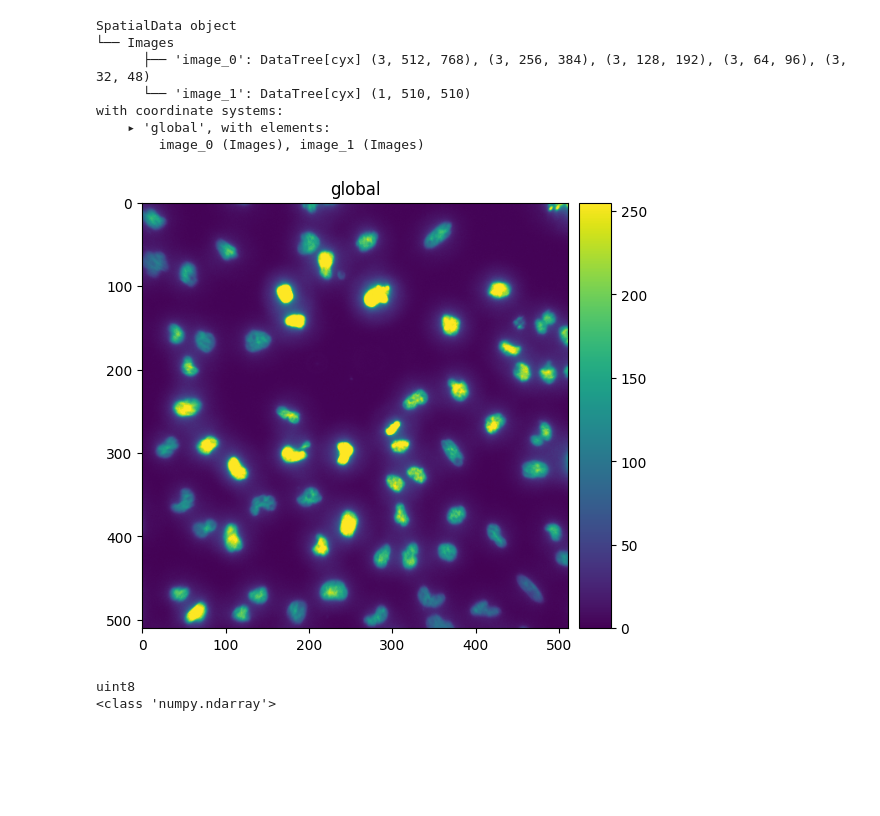
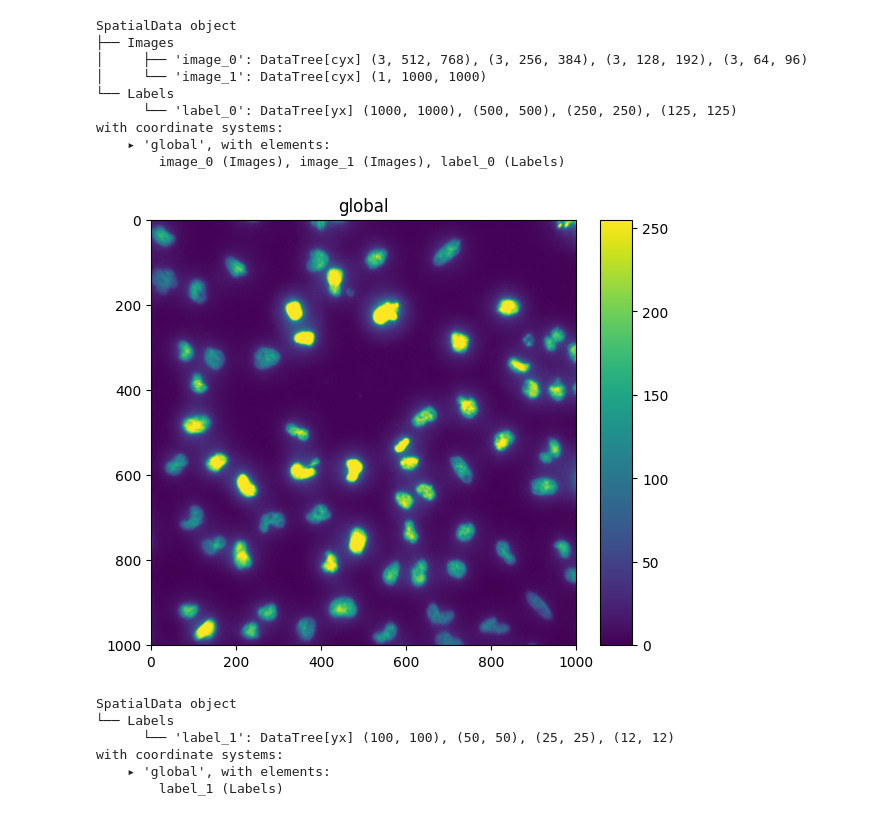
Before and after one commit to BIMSBbioinfo/dummy-spatialdata, a Jupyter notebook: docs/notebooks/main.ipynb, the cells around one changed output. Cells and saved outputs as stored; diff of their text form; code cells hidden in the pictures; blank space fills up the shorter version.

Commit message:
add generate_labelmodel

```diff
--- a/docs/notebooks/main.ipynb
+++ b/docs/notebooks/main.ipynb
@@ -1,33 +1,47 @@
 # %%
 from dummy_spatialdata import generate_dataset
 import spatialdata_plot as sdp
+import spatialdata as sd
 import matplotlib.pyplot as plt
 import numpy as np
 sdata = generate_dataset(
     images = [
         {"type": "rgb", "n_layers": 4},
-        {"type": "grayscale", "n_layers": 0, "shape": {"x": 1000, "y": 1000}},
+        {"type": "grayscale", "n_layers": 1, "shape": {"x": 1000, "y": 1000}},
+    ],
+    labels = [
+        {"n_labels": 12, "n_layers": 4, "shape": {"x": 1000, "y": 1000}},
+        {"n_labels": 12, "n_layers": 0, "shape": {"x": 100, "y": 100}},
     ]
 )
-sdata
+print(sdata)
+sdata.pl.render_images("image_1").pl.show()
 # %% [output]
 SpatialData object
-└── Images
-      ├── 'image_0': DataTree[cyx] (3, 512, 768), (3, 256, 384), (3, 128, 192), (3, 64, 96), (3, 32, 48)
-      └── 'image_1': DataTree[cyx] (1, 510, 510)
+├── Images
+│     ├── 'image_0': DataTree[cyx] (3, 512, 768), (3, 256, 384), (3, 128, 192), (3, 64, 96)
+│     └── 'image_1': DataTree[cyx] (1, 1000, 1000)
+└── Labels
+      └── 'label_0': DataTree[yx] (1000, 1000), (500, 500), (250, 250), (125, 125)
 with coordinate systems:
     ▸ 'global', with elements:
-        image_0 (Images), image_1 (Images)
+        image_0 (Images), image_1 (Images), label_0 (Labels)
+[figure, added]
-# %%
-sdata.pl.render_images("image_1").pl.show()
-# %% [output]
-[figure, removed]
 # %%
-tmp = np.random.rand(3,2)
-type(tmp)
-tmp = tmp.astype(np.uint8)
-print(tmp.dtype)
-print(type(tmp))
+from dummy_spatialdata import generate_labelmodel
+label_model = generate_labelmodel(
+    input = {
+        "n_layers": 4,
+    }
+)
+label_model
+sd.SpatialData(
+    labels={"label_1": label_model}
+)
 # %% [output]
-uint8
-<class 'numpy.ndarray'>
+SpatialData object
+└── Labels
+      └── 'label_1': DataTree[yx] (100, 100), (50, 50), (25, 25), (12, 12)
+with coordinate systems:
+    ▸ 'global', with elements:
+        label_1 (Labels)
```
Also changed, not shown: parts of 1 cell of this notebook, 4 other files.
